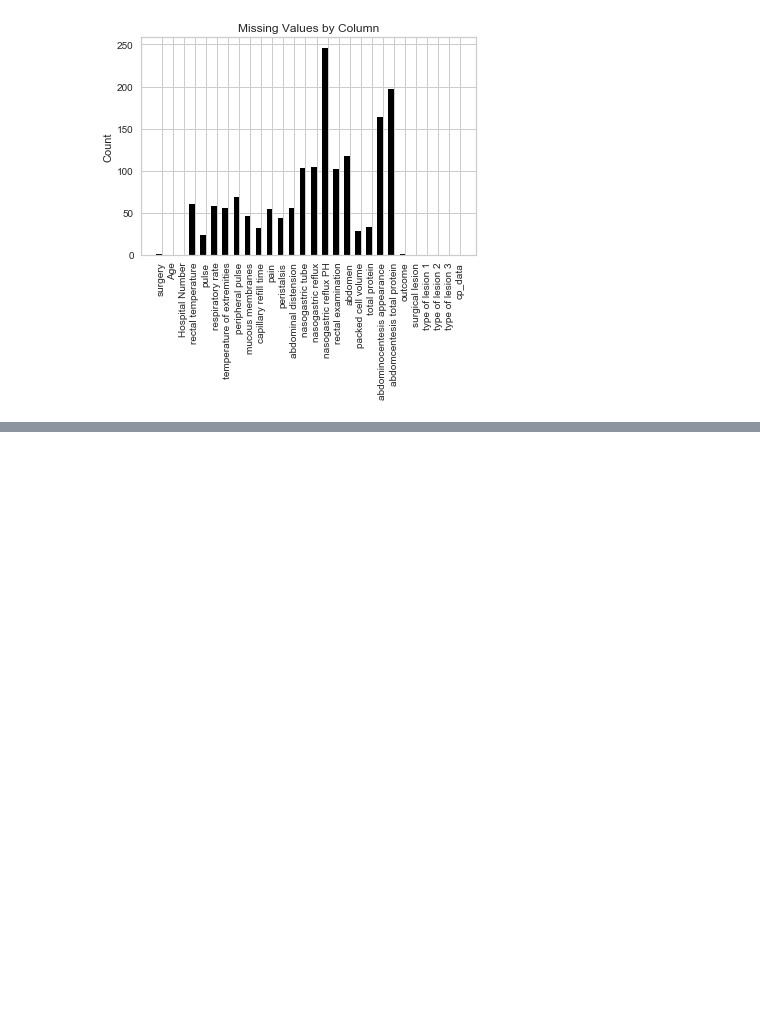
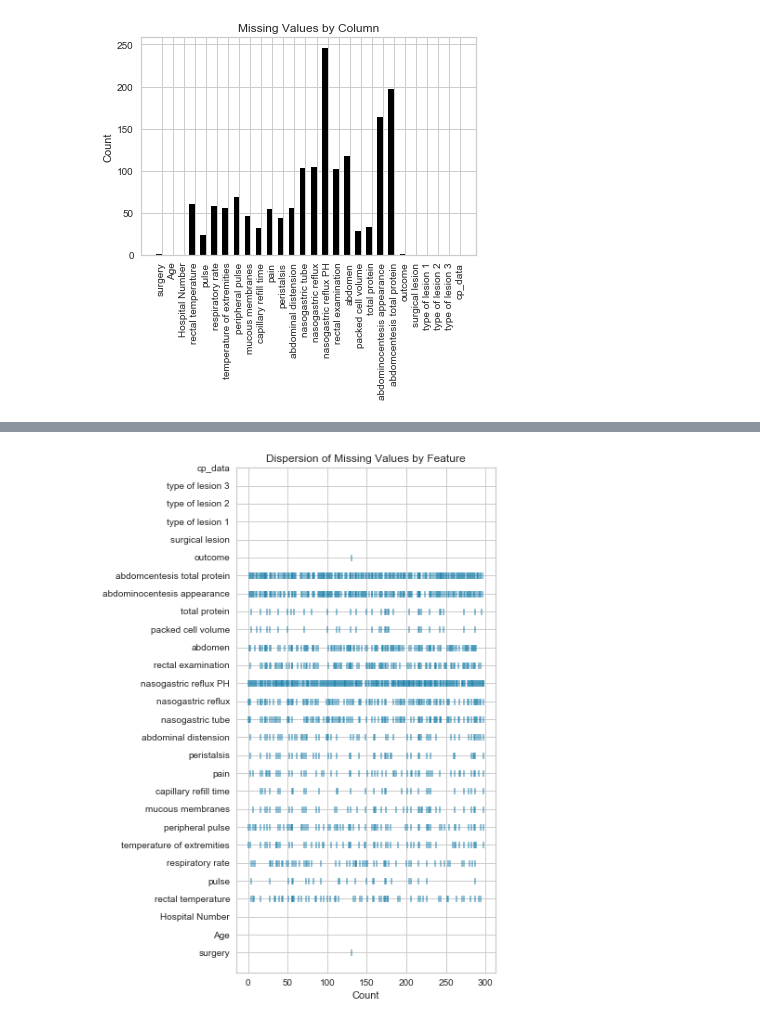
Before and after one commit to DistrictDataLabs/yellowbrick, a Jupyter notebook: examples/ndanielsen/Missing Values.ipynb, the cells around one changed output, grey strips where cells are left out. Cells and saved outputs as stored; diff of their text form; code cells hidden in the pictures; blank space fills up the shorter version.

```diff
--- a/examples/ndanielsen/Missing Values.ipynb
+++ b/examples/ndanielsen/Missing Values.ipynb
@@ -242,3 +233,7 @@ viz.fit(matrix)
 viz.poof()
 # %% [output]
 [figure]
+# %%
+matrix
+nan_matrix = matrix.astype(float)
+nan_matrix[0]
@@ -244,0 +389,9 @@ viz.poof()
+# %%
+from pylab import rcParams
+rcParams['figure.figsize'] = 5, 10
+
+viz = MissingValueDensity(features=headers.Attribute.values)
+viz.fit(matrix)
+viz.poof()
+# %% [output]
+[figure, added]
```
Also changed, not shown: parts of 4 cells of this notebook, 7 other files.
